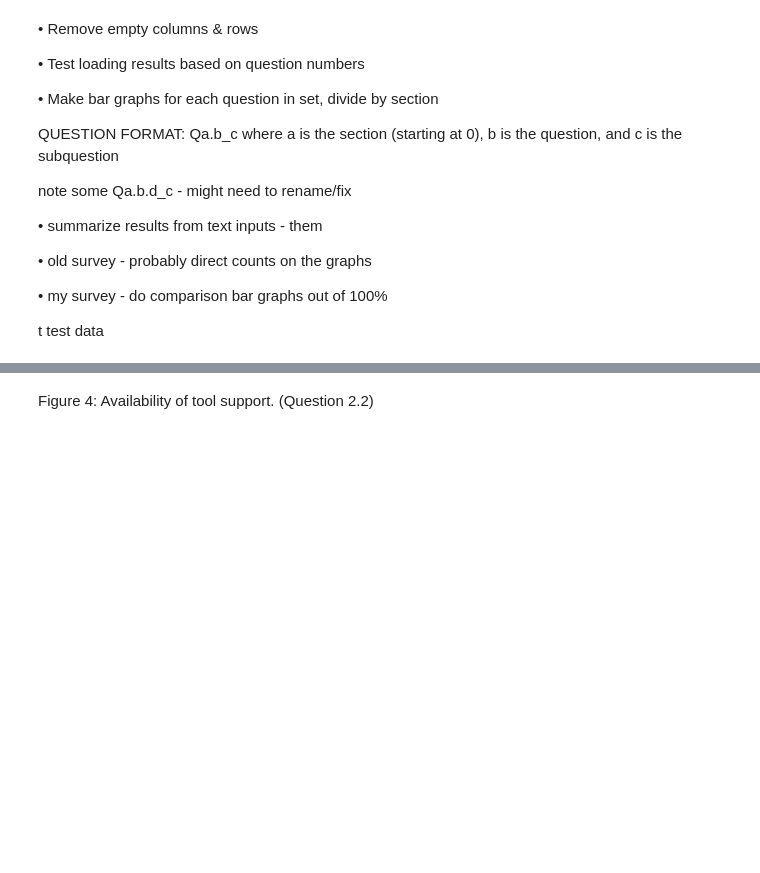
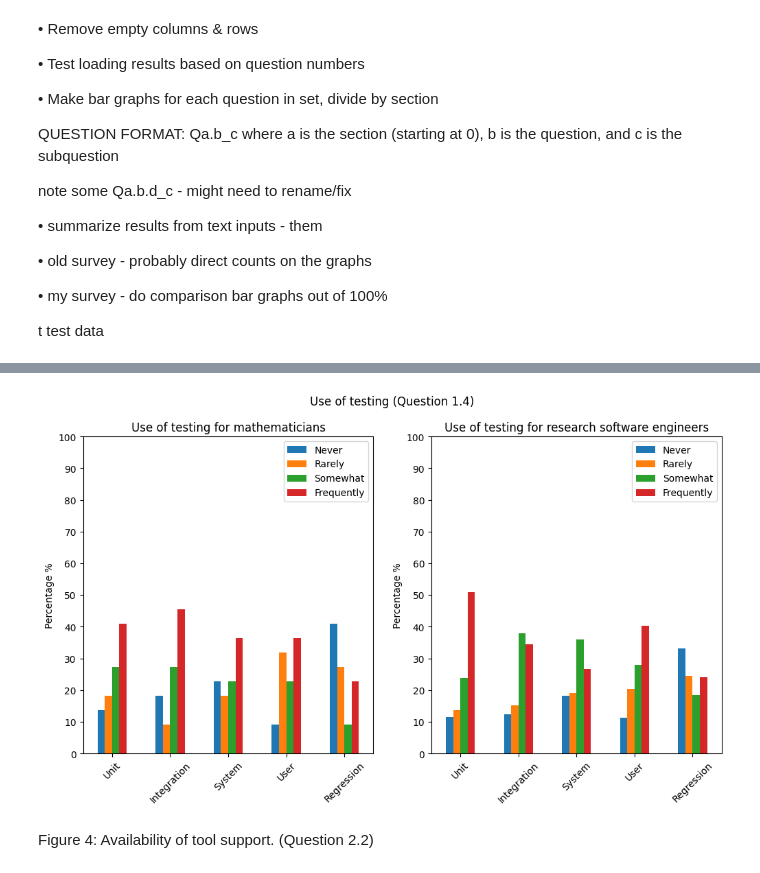
Before and after one commit to Not-Abram/Survey-for-Improving-Research-Software-Engineering-in-Mathematics, a Jupyter notebook: notebooks/testing.ipynb, the cells around one changed output, grey strips where cells are left out. Saved outputs shown, nothing was run; the diff lists cells and outputs as text; code cells hidden in the pictures; blank space fills up the shorter version.

```diff
--- a/notebooks/testing.ipynb
+++ b/notebooks/testing.ipynb
@@ -96,3 +28,79 @@ ax1 = df.plot.bar(rot=0)
+# %%
+# function: find counts of each answer type on each question
+def get_ans_counts(questions):
+    ANSWERCOUNTS = {category: [] for category in Answer_types}
+    for label, data in questions:
+        for category in Answer_types:
+            count = data.value_counts().get(category, 0)
+            ANSWERCOUNTS[category].append(count)
+    #print(ANSWERCOUNTS)
+    return ANSWERCOUNTS
+
+# function: get the percentages from the total counts of each category's responses
+def get_percentages(questions, counts):
+    totals = [0] * len(questions)
+    for category in Answer_types:
+        for q in range(len(questions)):
+            totals[q] += counts[category][q]
+
+    PERCENTAGES = {category: [] for category in Answer_types}
+    i = 0
+    for label, data in questions:
+        for category in Answer_types:
+            percent = data.value_counts().get(category, 0) * (1 / totals[i]) * 100
+            PERCENTAGES[category].append(percent)
+        i += 1
+    #print(totals)
+    return PERCENTAGES
+
+# select question / question segments
+# this works because the surveys have synced up questions!
+def set_questions(survey):
+    return [('Unit',            survey["Q1.4_1"][2:]),
+            ('Integration',     survey["Q1.4_2"][2:]),
+            ('System',          survey["Q1.4_3"][2:]),
+            ('User',            survey["Q1.4_4"][2:]),
+            ('Regression',      survey["Q1.4_5"][2:])]
+
+# possible text answers
+Answer_types = [
+    'Never',
+    'Rarely',
+    'Somewhat',
+    'Frequently']
+
+QUESTIONS = set_questions(IRSEM)
+
+# create dataframe
+df1 = pd.DataFrame(get_percentages(QUESTIONS, get_ans_counts(QUESTIONS)), index=[label[0] for label in QUESTIONS])
+
+# repeat for second survey
+QUESTIONS = set_questions(URSSI)
+
+df2 = pd.DataFrame(get_percentages(QUESTIONS, get_ans_counts(QUESTIONS)), index=[label[0] for label in QUESTIONS])
+
+
+# plot
+fig, (ax1, ax2) = plt.subplots(1, 2)
+fig.suptitle('Use of testing (Question 1.4)')
+
+ax1 = df1.plot.bar(rot=0, ax=ax1)
+ax1.set_title('Use of testing for mathematicians')
+ax1.set_ylabel('Percentage %')
+ax1.tick_params('x',labelrotation=45)
+ax1.set_yticks(np.arange(0, 100.1, 10))
+
+ax2 = df2.plot.bar(rot=0, ax=ax2)
+ax2.set_title('Use of testing for research software engineers')
+ax2.set_ylabel('Percentage %')
+ax2.tick_params('x',labelrotation=45)
+ax2.set_yticks(np.arange(0, 100.1, 10))
+
+# edit parameters
+plt.gcf().set_size_inches(12, 6)
+plt.show()
+# %% [output]
+[figure, added]
 # %% [markdown]
 Figure 4: Availability of tool support. (Question 2.2)
 # %%
```
Also changed, not shown: parts of 6 cells of this notebook.
